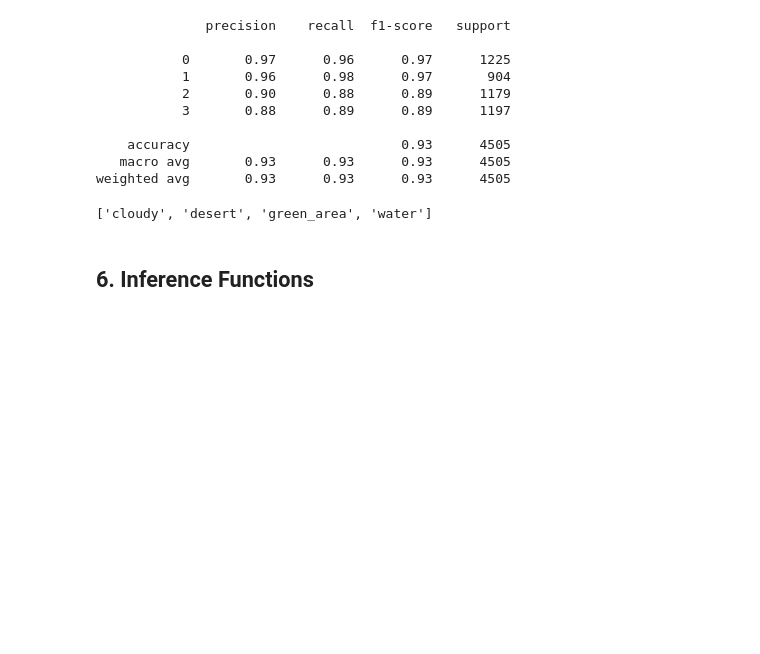
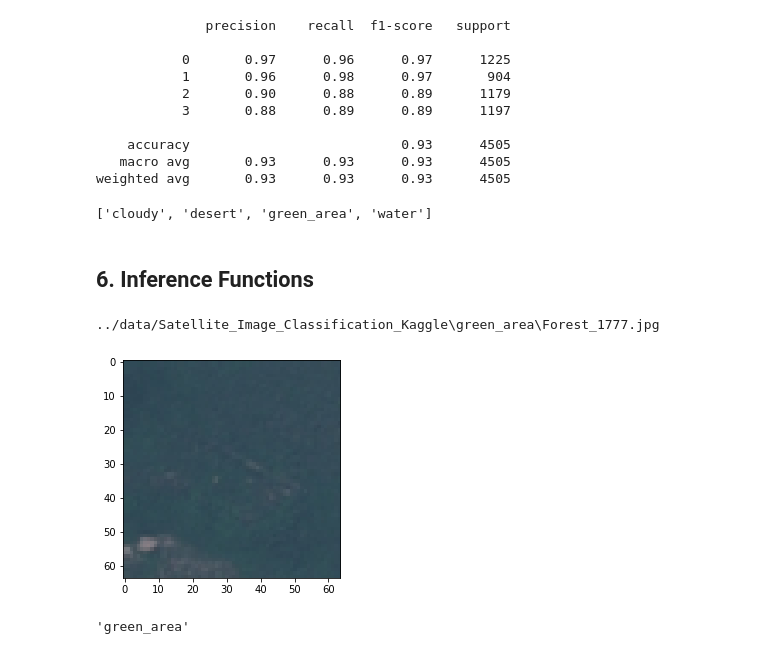
Before and after one commit to mxagar/space_exploration, a Jupyter notebook: space_image_classification/space_image_analysis.ipynb, the cells around one changed output. Drawn from its saved outputs; the diff is of its cells as text; code cells hidden in the pictures; blank space fills up the shorter version.

Commit message:
inference functions

```diff
--- a/space_image_classification/space_image_analysis.ipynb
+++ b/space_image_classification/space_image_analysis.ipynb
@@ -459,3 +460,15 @@ class_names
 ['cloudy', 'desert', 'green_area', 'water']
 # %% [markdown]
 ## 6. Inference Functions
+# %%
+# Load one example
+class_id = 2
+image_id = 30
+image_filename = image_filenames[class_id][image_id]
+image_org = cv2.imread(image_filename)
+image_rgb = cv2.cvtColor(image_org, cv2.COLOR_BGR2RGB)
+plt.imshow(image_rgb)
+print(image_filenames[class_id][image_id])
+# %% [output]
+../data/Satellite_Image_Classification_Kaggle\green_area\Forest_1777.jpg
+[figure, added]
@@ -461,0 +493,4 @@ class_names
+# %%
+infer_image(net, image_filename, class_names, device)
+# %% [output]
+'green_area'
```
Also changed, not shown: parts of 2 cells of this notebook.
